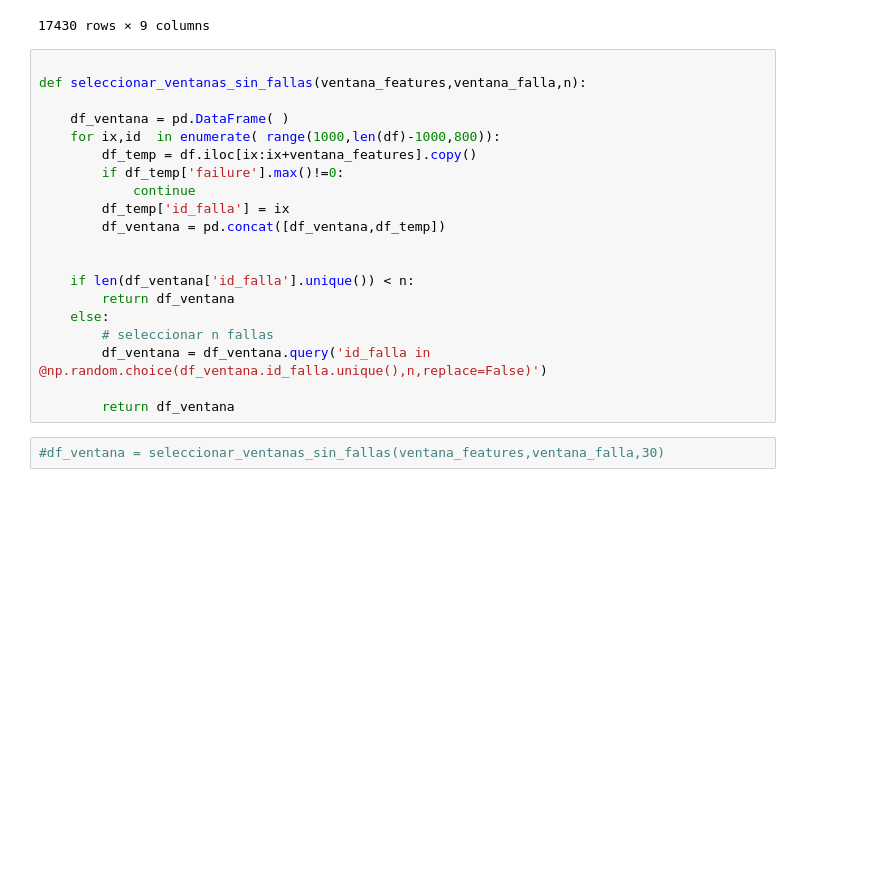
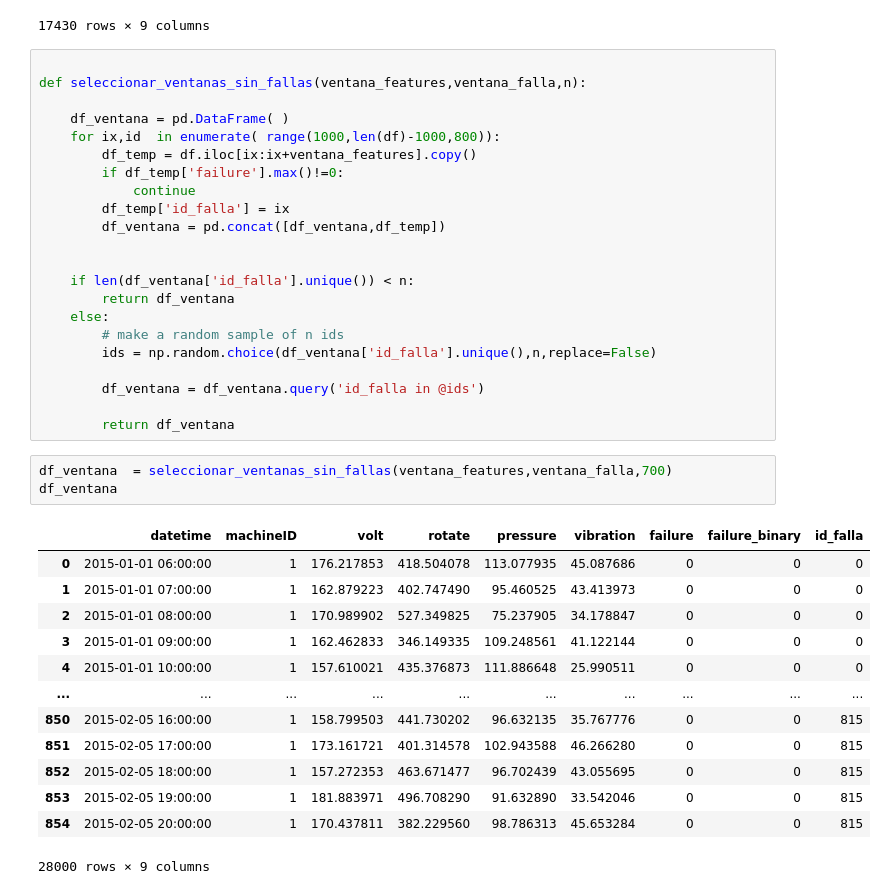
Before and after one commit to Luis-ramirez-r/predictive_maintenance, a Jupyter notebook: notebooks/Clase40.ipynb, the cells around one changed output. Cells and saved outputs as stored; diff of their text form; blank space fills up the shorter version.

```diff
--- a/notebooks/Clase40.ipynb
+++ b/notebooks/Clase40.ipynb
@@ -136,11 +136,28 @@ def seleccionar_ventanas_sin_fallas(ventana_features,ventana_falla,n):
     if len(df_ventana['id_falla'].unique()) < n:
         return df_ventana
     else:
-        # seleccionar n fallas
-        df_ventana = df_ventana.query('id_falla in @np.random.choice(df_ventana.id_falla.unique(),n,replace=False)')
+        # make a random sample of n ids
+        ids = np.random.choice(df_ventana['id_falla'].unique(),n,replace=False)
+
+        df_ventana = df_ventana.query('id_falla in @ids')
 
         return df_ventana
 # %%
-#df_ventana = seleccionar_ventanas_sin_fallas(ventana_features,ventana_falla,30)
+df_ventana  = seleccionar_ventanas_sin_fallas(ventana_features,ventana_falla,700)
+df_ventana
+# %% [output]
+|  | datetime | machineID | volt | rotate | pressure | vibration | failure | failure_binary | id_falla |
+| 0 | 2015-01-01 06:00:00 | 1 | 176.217853 | 418.504078 | 113.077935 | 45.087686 | 0 | 0 | 0 |
+| 1 | 2015-01-01 07:00:00 | 1 | 162.879223 | 402.747490 | 95.460525 | 43.413973 | 0 | 0 | 0 |
+| 2 | 2015-01-01 08:00:00 | 1 | 170.989902 | 527.349825 | 75.237905 | 34.178847 | 0 | 0 | 0 |
+| 3 | 2015-01-01 09:00:00 | 1 | 162.462833 | 346.149335 | 109.248561 | 41.122144 | 0 | 0 | 0 |
+| 4 | 2015-01-01 10:00:00 | 1 | 157.610021 | 435.376873 | 111.886648 | 25.990511 | 0 | 0 | 0 |
+| ... | ... | ... | ... | ... | ... | ... | ... | ... | ... |
+| 850 | 2015-02-05 16:00:00 | 1 | 158.799503 | 441.730202 | 96.632135 | 35.767776 | 0 | 0 | 815 |
+| 851 | 2015-02-05 17:00:00 | 1 | 173.161721 | 401.314578 | 102.943588 | 46.266280 | 0 | 0 | 815 |
+| 852 | 2015-02-05 18:00:00 | 1 | 157.272353 | 463.671477 | 96.702439 | 43.055695 | 0 | 0 | 815 |
+| 853 | 2015-02-05 19:00:00 | 1 | 181.883971 | 496.708290 | 91.632890 | 33.542046 | 0 | 0 | 815 |
+| 854 | 2015-02-05 20:00:00 | 1 | 170.437811 | 382.229560 | 98.786313 | 45.653284 | 0 | 0 | 815 |
+28000 rows × 9 columns
 # %%
 # %% [output]
```
Also changed, not shown: parts of 1 cell of this notebook, 2 other files.
